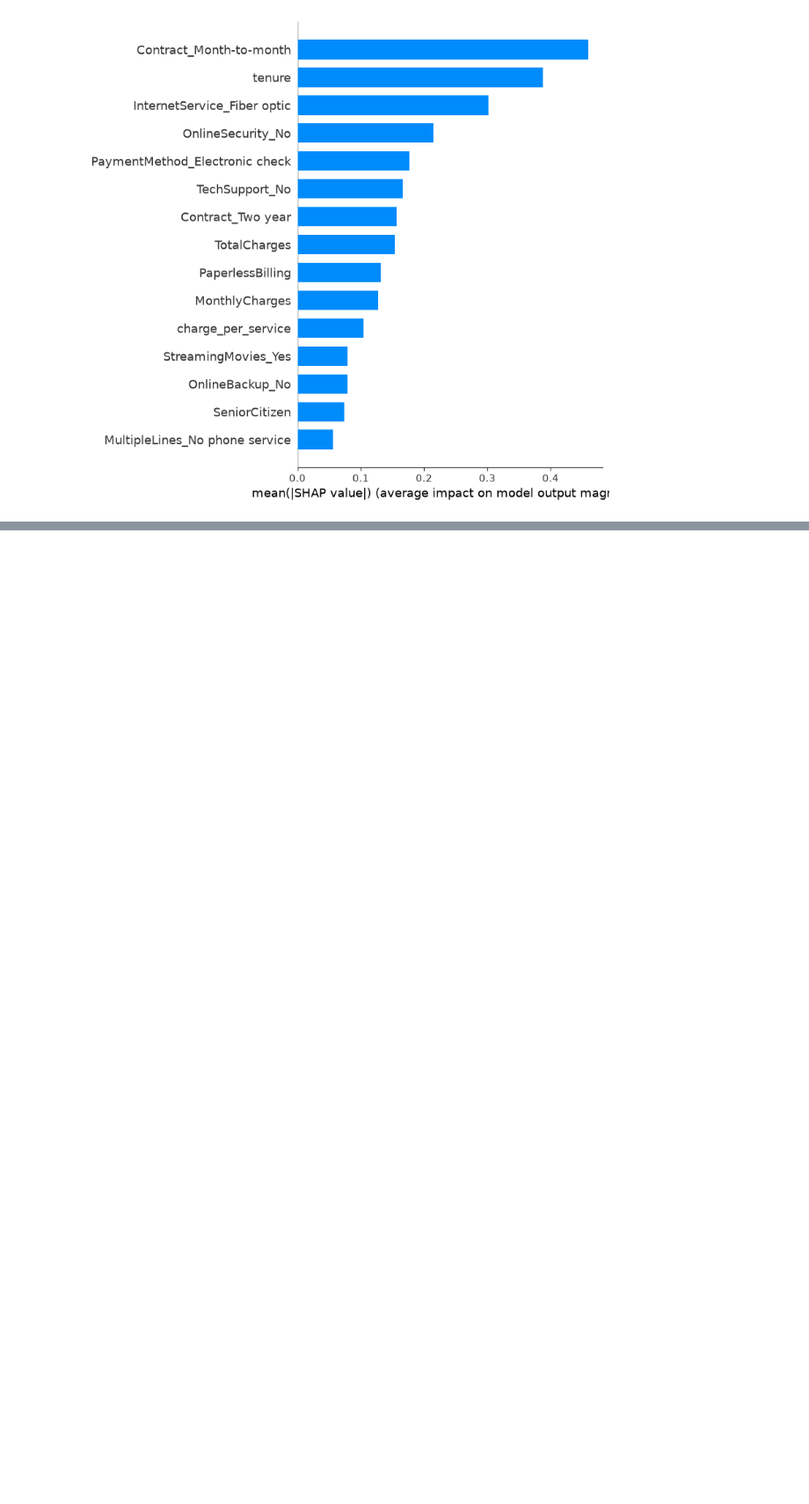
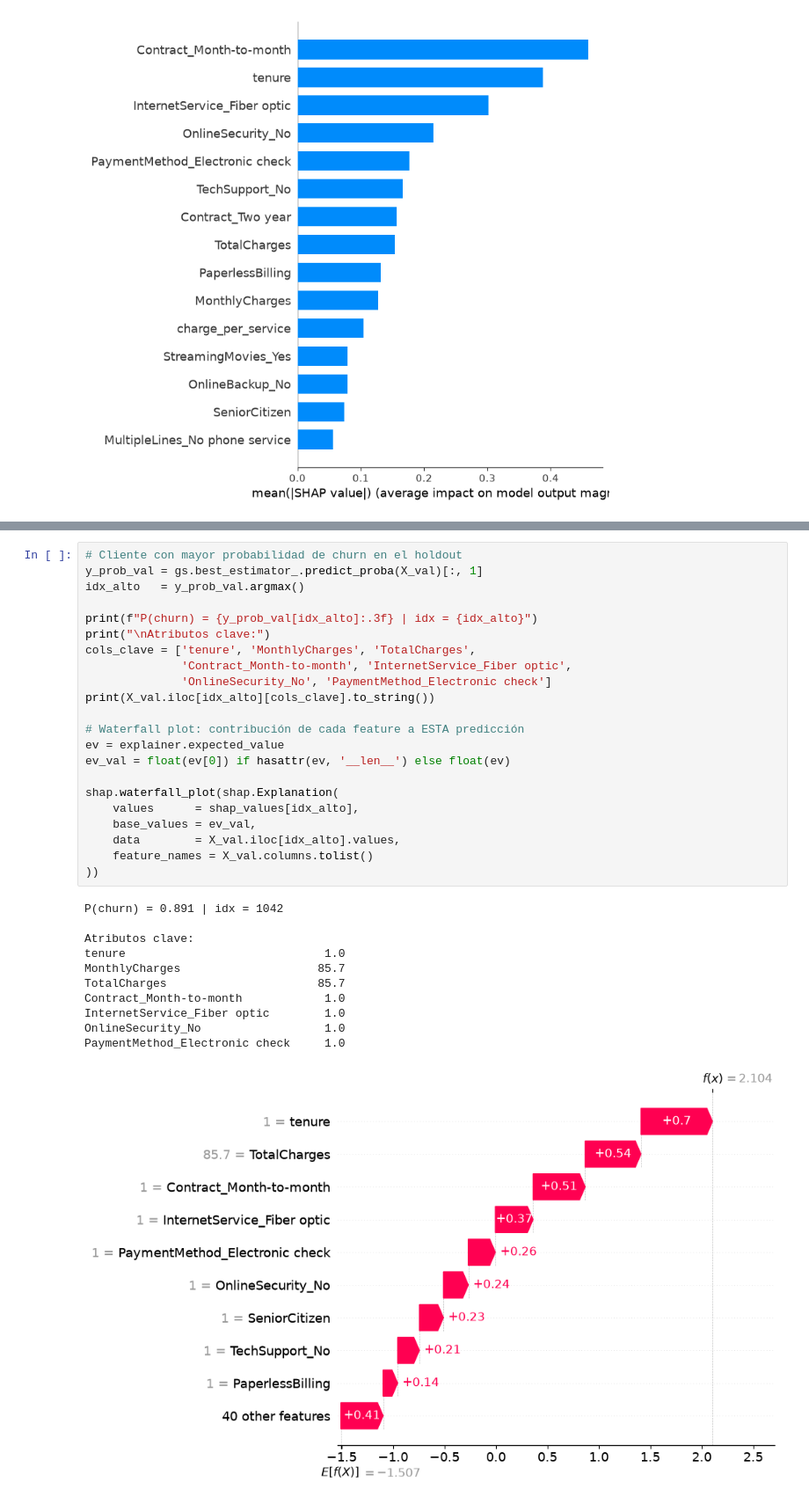
Before and after one commit to Benja726/ml, a Jupyter notebook: churn-obligatorio.ipynb, the cells around one changed output, grey strips where cells are left out. Shown at 88% size. Saved outputs shown, nothing was run; the diff lists cells and outputs as text; blank space fills up the shorter version.

```diff
--- a/churn-obligatorio.ipynb
+++ b/churn-obligatorio.ipynb
@@ -1253,0 +1261,34 @@ shap.summary_plot(
+# %%
+# Cliente con mayor probabilidad de churn en el holdout
+y_prob_val = gs.best_estimator_.predict_proba(X_val)[:, 1]
+idx_alto   = y_prob_val.argmax()
+
+print(f"P(churn) = {y_prob_val[idx_alto]:.3f} | idx = {idx_alto}")
+print("\nAtributos clave:")
+cols_clave = ['tenure', 'MonthlyCharges', 'TotalCharges',
+              'Contract_Month-to-month', 'InternetService_Fiber optic',
+              'OnlineSecurity_No', 'PaymentMethod_Electronic check']
+print(X_val.iloc[idx_alto][cols_clave].to_string())
+
+# Waterfall plot: contribución de cada feature a ESTA predicción
+ev = explainer.expected_value
+ev_val = float(ev[0]) if hasattr(ev, '__len__') else float(ev)
+
+shap.waterfall_plot(shap.Explanation(
+    values      = shap_values[idx_alto],
+    base_values = ev_val,
+    data        = X_val.iloc[idx_alto].values,
+    feature_names = X_val.columns.tolist()
+))
+# %% [output]
+P(churn) = 0.891 | idx = 1042
+
+Atributos clave:
+tenure                             1.0
+MonthlyCharges                    85.7
+TotalCharges                      85.7
+Contract_Month-to-month            1.0
+InternetService_Fiber optic        1.0
+OnlineSecurity_No                  1.0
+PaymentMethod_Electronic check     1.0
+[figure, added]
```
Also changed, not shown: parts of 6 cells of this notebook, 2 other files.
